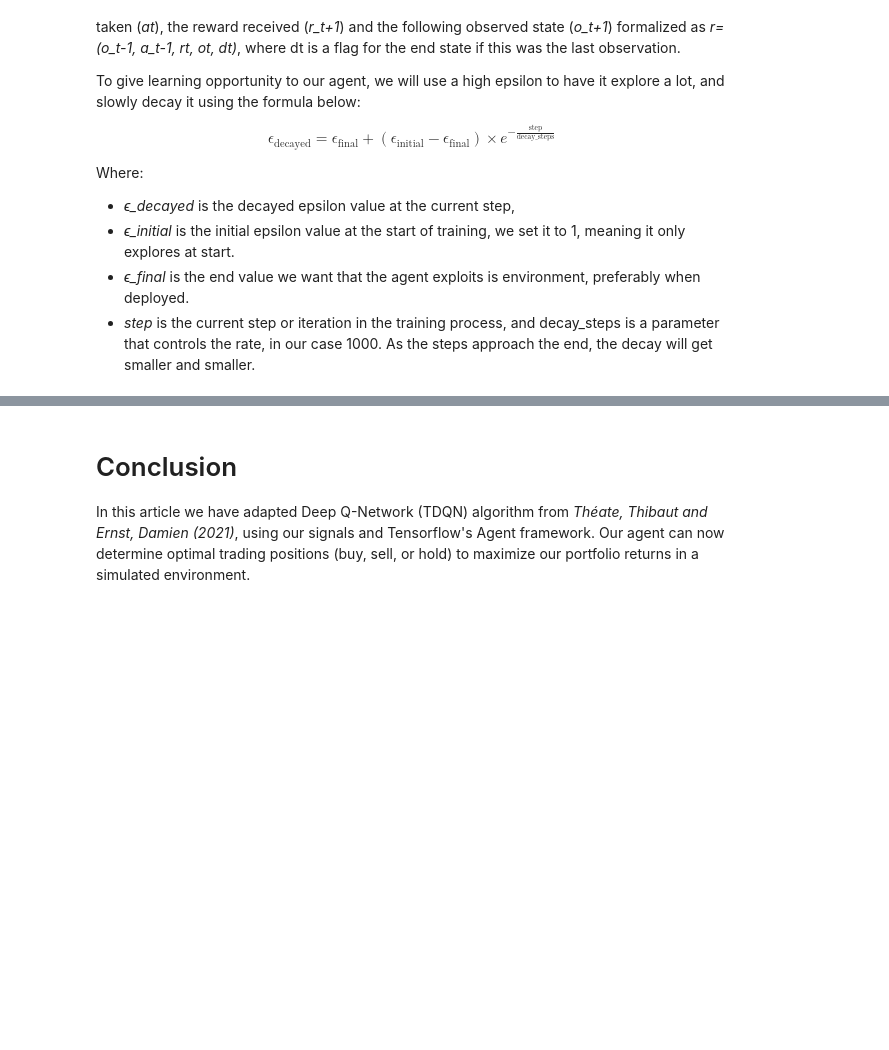
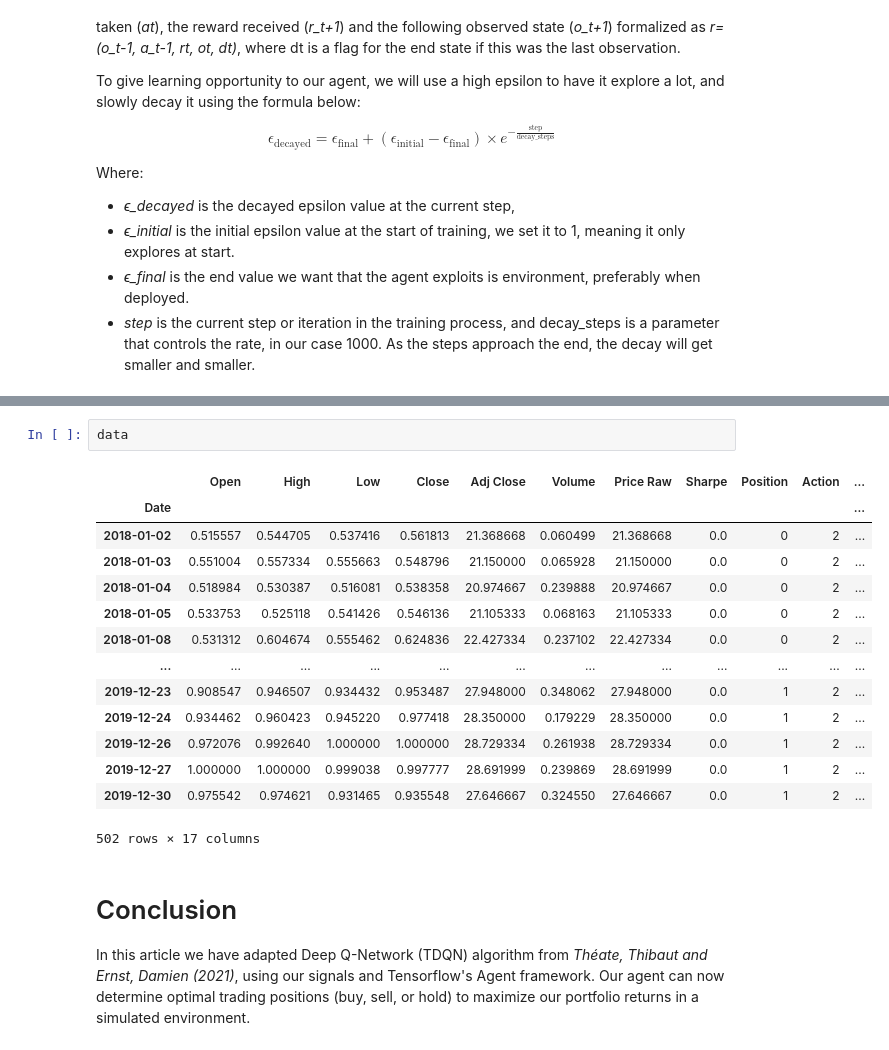
Before and after one commit to adamd1985/Deep-Q-Learning-Applied-to-Algorithmic-Trading, a Jupyter notebook: drl_trading.ipynb, the cells around one changed output, grey strips where cells are left out. Saved outputs shown, nothing was run; the diff lists cells and outputs as text; blank space fills up the shorter version.

```diff
--- a/drl_trading.ipynb
+++ b/drl_trading.ipynb
@@ -1235,3 +1390,20 @@ sim.plot_returns_and_actions()
+# %%
+data
+# %% [output]
+|  | Open | High | Low | Close | Adj Close | Volume | Price Raw | Sharpe | Position | Action | ... |
+| Date |  |  |  |  |  |  |  |  |  |  | ... |
+| 2018-01-02 | 0.515557 | 0.544705 | 0.537416 | 0.561813 | 21.368668 | 0.060499 | 21.368668 | 0.0 | 0 | 2 | ... |
+| 2018-01-03 | 0.551004 | 0.557334 | 0.555663 | 0.548796 | 21.150000 | 0.065928 | 21.150000 | 0.0 | 0 | 2 | ... |
+| 2018-01-04 | 0.518984 | 0.530387 | 0.516081 | 0.538358 | 20.974667 | 0.239888 | 20.974667 | 0.0 | 0 | 2 | ... |
+| 2018-01-05 | 0.533753 | 0.525118 | 0.541426 | 0.546136 | 21.105333 | 0.068163 | 21.105333 | 0.0 | 0 | 2 | ... |
+| 2018-01-08 | 0.531312 | 0.604674 | 0.555462 | 0.624836 | 22.427334 | 0.237102 | 22.427334 | 0.0 | 0 | 2 | ... |
+| ... | ... | ... | ... | ... | ... | ... | ... | ... | ... | ... | ... |
+| 2019-12-23 | 0.908547 | 0.946507 | 0.934432 | 0.953487 | 27.948000 | 0.348062 | 27.948000 | 0.0 | 1 | 2 | ... |
+| 2019-12-24 | 0.934462 | 0.960423 | 0.945220 | 0.977418 | 28.350000 | 0.179229 | 28.350000 | 0.0 | 1 | 2 | ... |
+| 2019-12-26 | 0.972076 | 0.992640 | 1.000000 | 1.000000 | 28.729334 | 0.261938 | 28.729334 | 0.0 | 1 | 2 | ... |
+| 2019-12-27 | 1.000000 | 1.000000 | 0.999038 | 0.997777 | 28.691999 | 0.239869 | 28.691999 | 0.0 | 1 | 2 | ... |
+| 2019-12-30 | 0.975542 | 0.974621 | 0.931465 | 0.935548 | 27.646667 | 0.324550 | 27.646667 | 0.0 | 1 | 2 | ... |
+502 rows × 17 columns
 # %% [markdown]
 # Conclusion
 
```
Also changed, not shown: parts of 16 cells of this notebook, 18 other files.
